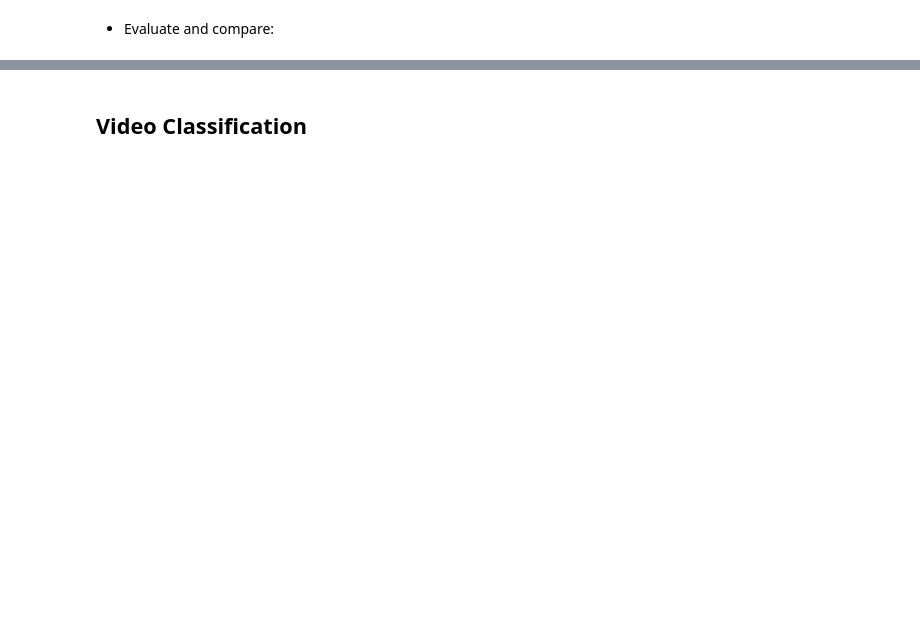
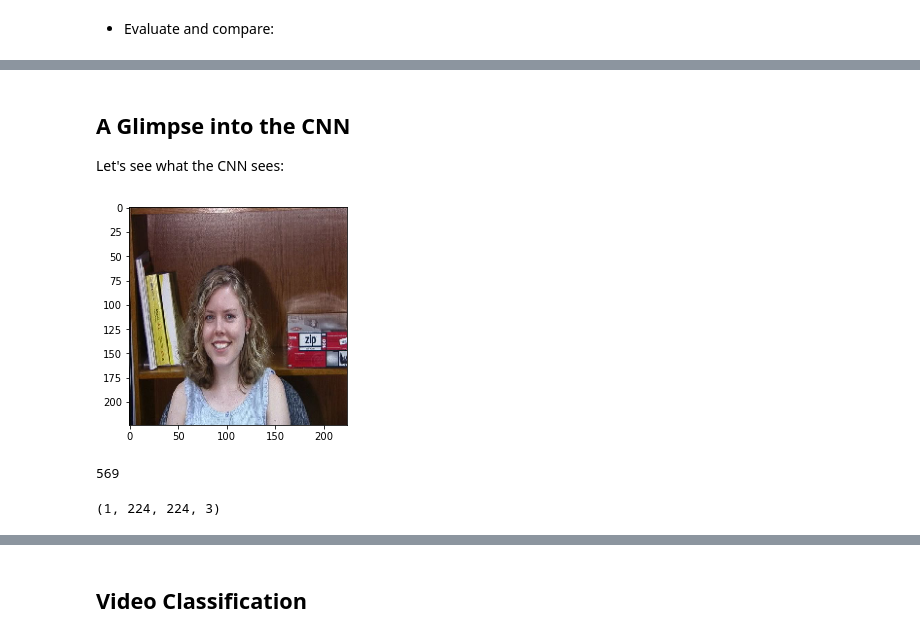
Before and after one commit to TyroneWilkinson/AttentionMonitoring, a Jupyter notebook: Attention Monitoring.ipynb, the cells around one changed output, grey strips where cells are left out. Drawn from its saved outputs; the diff is of its cells as text; code cells hidden in the pictures; blank space fills up the shorter version.

```diff
--- a/Attention Monitoring.ipynb
+++ b/Attention Monitoring.ipynb
@@ -469,0 +496,34 @@ test_loss, test_acc = model2.evaluate(test_generator, steps=None, verbose=1)
+# %% [markdown]
+<p><a name="Glimpse"></a></p>
+
+## A Glimpse into the CNN
+Let's see what the CNN sees:
+# %%
+import os
+CTEST_PATH = f'{DATA_PATH}/test_combined/'
+test_images  = os.listdir(CTEST_PATH)
+# %%
+def preprocess_image(img_path, img_size=(224,224)):
+    """
+    Used to preprocess a sample image from the test dataset.
+
+    Parameters:
+    img_path: The file path to the sample image.
+    img_size: The size the sample image will be resized to.
+
+    Return:
+    numpy.ndarray: The multidimensional array representation of the sample image.
+    """
+    from tensorflow.keras.preprocessing.image import load_img, img_to_array
+    import numpy as np
+    img = load_img(img_path, target_size=img_size)
+    img_tensor = img_to_array(img)
+    img_tensor = np.expand_dims(img_tensor, axis=0)
+    img_tensor /= 255.
+    return img_tensor
+# %%
+img_tensor = preprocess_image(CTEST_PATH + test_images[7])
+plt.imshow(img_tensor[0])
+plt.show()
+# %% [output]
+[figure, added]
@@ -469,0 +536,6 @@ test_loss, test_acc = model2.evaluate(test_generator, steps=None, verbose=1)
+# %%
+# There are 569 output layers in the model.
+# Thus, this model will have 1 input and 569 outputs.
+len(layer_outputs)
+# %% [output]
+569
@@ -469,0 +546,4 @@ test_loss, test_acc = model2.evaluate(test_generator, steps=None, verbose=1)
+# %%
+first_layer_act.shape
+# %% [output]
+(1, 224, 224, 3)
```
Also changed, not shown: parts of 30 cells of this notebook, 9 other files.
